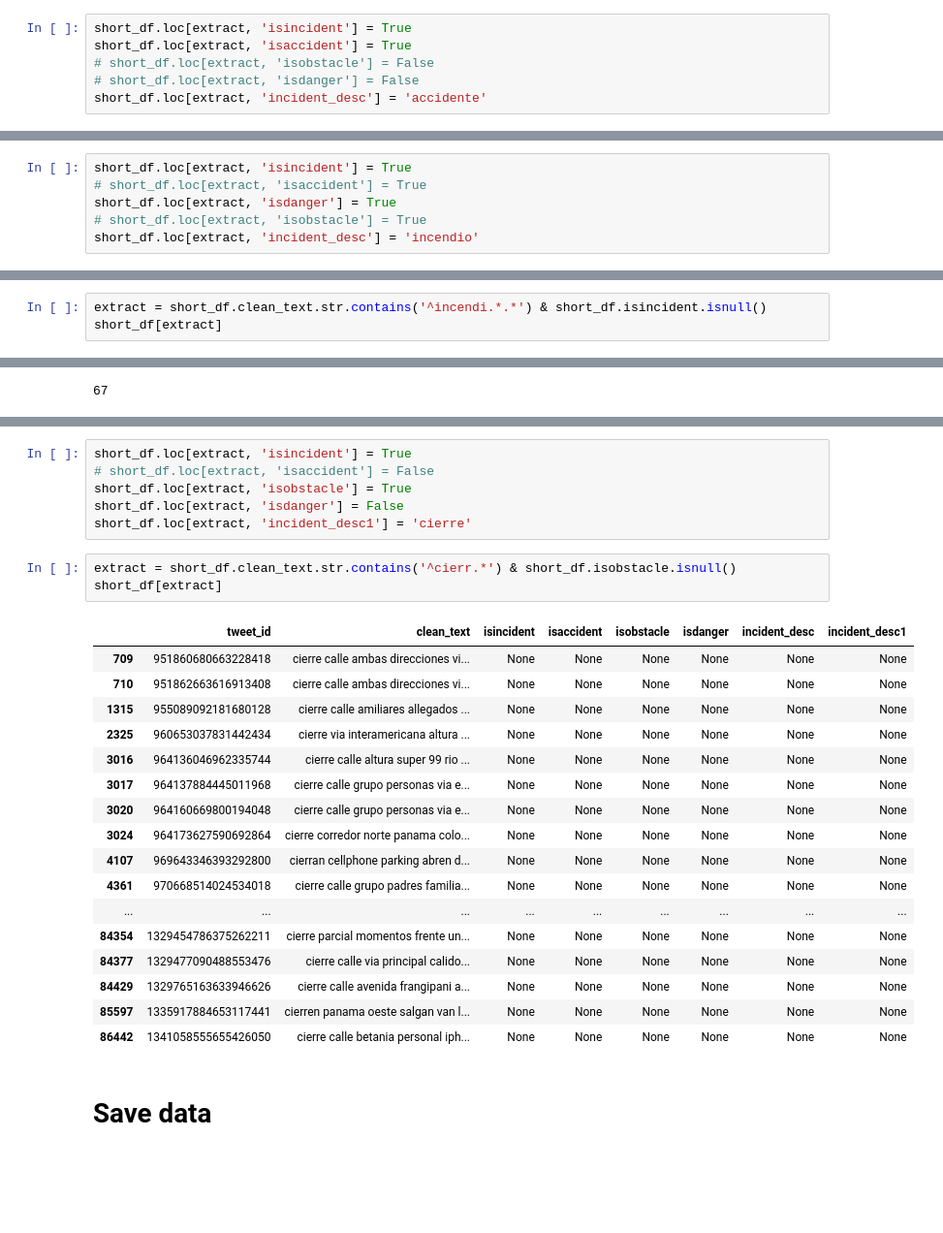
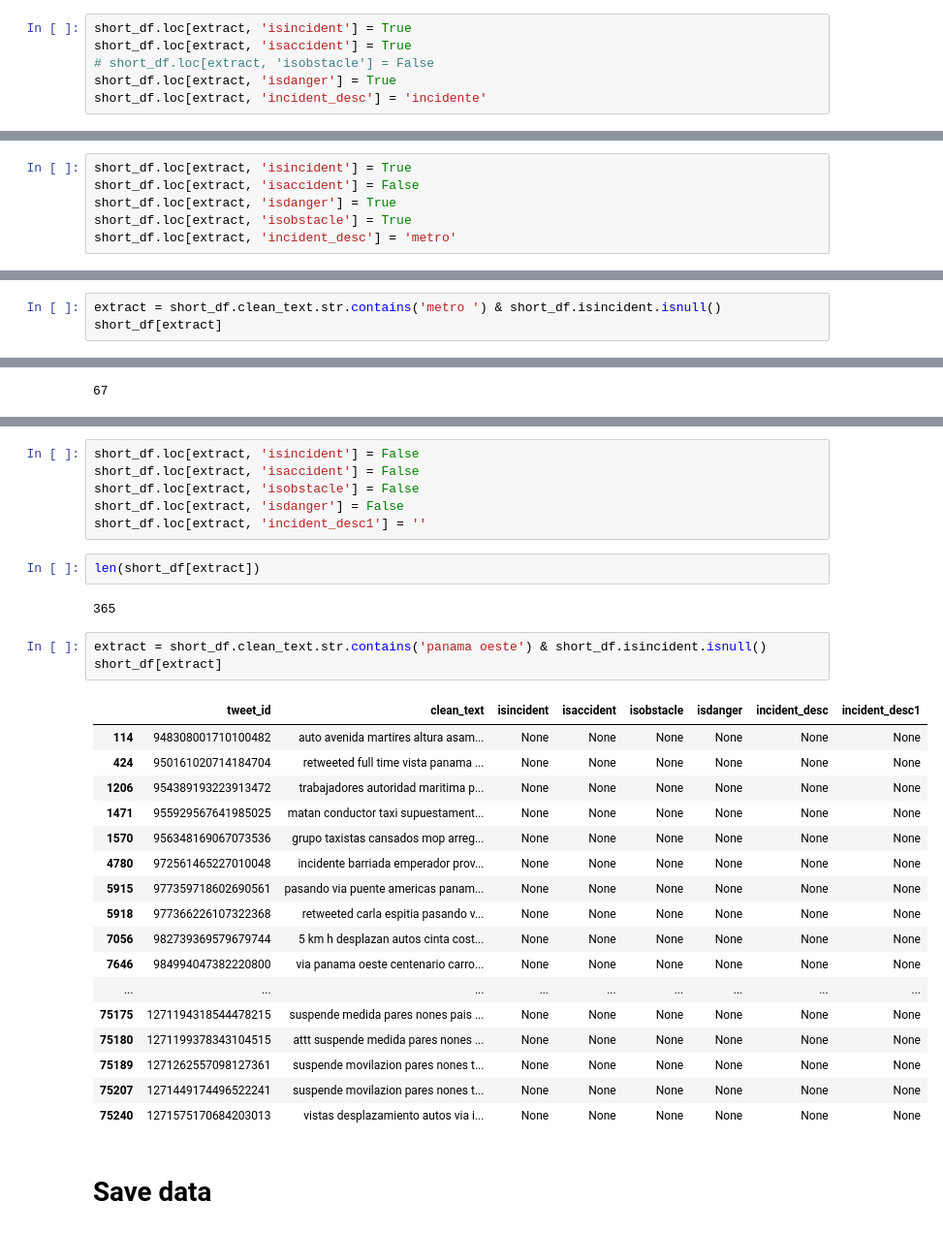
Before and after one commit to Liu-Lc/TwitterTraffic-Pty, a Jupyter notebook: TweetData/clean_data.ipynb, the cells around one changed output, grey strips where cells are left out. Shown at 97% size. Cells and saved outputs as stored; diff of their text form; blank space fills up the shorter version.

```diff
--- a/TweetData/clean_data.ipynb
+++ b/TweetData/clean_data.ipynb
@@ -145,5 +173,5 @@ freq.head(5)
 short_df.loc[extract, 'isincident'] = True
 short_df.loc[extract, 'isaccident'] = True
 # short_df.loc[extract, 'isobstacle'] = False
-# short_df.loc[extract, 'isdanger'] = False
-short_df.loc[extract, 'incident_desc'] = 'accidente'
+short_df.loc[extract, 'isdanger'] = True
+short_df.loc[extract, 'incident_desc'] = 'incidente'
@@ -225,7 +257,7 @@ short_df.loc[short_df.tweet_id.isin(revision.tweet_id), :]
 # Peligros
 # %%
 short_df.loc[extract, 'isincident'] = True
-# short_df.loc[extract, 'isaccident'] = True
+short_df.loc[extract, 'isaccident'] = False
 short_df.loc[extract, 'isdanger'] = True
-# short_df.loc[extract, 'isobstacle'] = True
-short_df.loc[extract, 'incident_desc'] = 'incendio'
+short_df.loc[extract, 'isobstacle'] = True
+short_df.loc[extract, 'incident_desc'] = 'metro'
@@ -232,5 +268,5 @@ short_df.loc[extract, 'incident_desc'] = 'incendio'
 # %%
-extract = short_df.clean_text.str.contains('^incendi.*.*') & short_df.isincident.isnull()
+extract = short_df.clean_text.str.contains('metro ') & short_df.isincident.isnull()
 short_df[extract]
 # %% [output]
 |  | tweet_id | clean_text | isincident | isaccident | isobstacle | isdanger | incident_desc | incident_desc1 |
@@ -283,30 +303,34 @@ freq
 # %%
-short_df.loc[extract, 'isincident'] = True
-# short_df.loc[extract, 'isaccident'] = False
-short_df.loc[extract, 'isobstacle'] = True
+short_df.loc[extract, 'isincident'] = False
+short_df.loc[extract, 'isaccident'] = False
+short_df.loc[extract, 'isobstacle'] = False
 short_df.loc[extract, 'isdanger'] = False
-short_df.loc[extract, 'incident_desc1'] = 'cierre'
+short_df.loc[extract, 'incident_desc1'] = ''
+# %%
+len(short_df[extract])
+# %% [output]
+365
 # %%
-extract = short_df.clean_text.str.contains('^cierr.*') & short_df.isobstacle.isnull()
+extract = short_df.clean_text.str.contains('panama oeste') & short_df.isincident.isnull()
 short_df[extract]
 # %% [output]
 |  | tweet_id | clean_text | isincident | isaccident | isobstacle | isdanger | incident_desc | incident_desc1 |
-| 709 | 951860680663228418 | cierre calle ambas direcciones vi... | None | None | None | None | None | None |
-| 710 | 951862663616913408 | cierre calle ambas direcciones vi... | None | None | None | None | None | None |
-| 1315 | 955089092181680128 | cierre calle amiliares allegados ... | None | None | None | None | None | None |
-| 2325 | 960653037831442434 | cierre via interamericana altura ... | None | None | None | None | None | None |
-| 3016 | 964136046962335744 | cierre calle altura super 99 rio ... | None | None | None | None | None | None |
-| 3017 | 964137884445011968 | cierre calle grupo personas via e... | None | None | None | None | None | None |
-| 3020 | 964160669800194048 | cierre calle grupo personas via e... | None | None | None | None | None | None |
-| 3024 | 964173627590692864 | cierre corredor norte panama colo... | None | None | None | None | None | None |
-| 4107 | 969643346393292800 | cierran cellphone parking abren d... | None | None | None | None | None | None |
-| 4361 | 970668514024534018 | cierre calle grupo padres familia... | None | None | None | None | None | None |
+| 114 | 948308001710100482 | auto avenida martires altura asam... | None | None | None | None | None | None |
+| 424 | 950161020714184704 | retweeted full time vista panama ... | None | None | None | None | None | None |
+| 1206 | 954389193223913472 | trabajadores autoridad maritima p... | None | None | None | None | None | None |
+| 1471 | 955929567641985025 | matan conductor taxi supuestament... | None | None | None | None | None | None |
+| 1570 | 956348169067073536 | grupo taxistas cansados mop arreg... | None | None | None | None | None | None |
+| 4780 | 972561465227010048 | incidente barriada emperador prov... | None | None | None | None | None | None |
+| 5915 | 977359718602690561 | pasando via puente americas panam... | None | None | None | None | None | None |
+| 5918 | 977366226107322368 | retweeted carla espitia pasando v... | None | None | None | None | None | None |
+| 7056 | 982739369579679744 | 5 km h desplazan autos cinta cost... | None | None | None | None | None | None |
+| 7646 | 984994047382220800 | via panama oeste centenario carro... | None | None | None | None | None | None |
 | ... | ... | ... | ... | ... | ... | ... | ... | ... |
-| 84354 | 1329454786375262211 | cierre parcial momentos frente un... | None | None | None | None | None | None |
-| 84377 | 1329477090488553476 | cierre calle via principal calido... | None | None | None | None | None | None |
-| 84429 | 1329765163633946626 | cierre calle avenida frangipani a... | None | None | None | None | None | None |
-| 85597 | 1335917884653117441 | cierren panama oeste salgan van l... | None | None | None | None | None | None |
-| 86442 | 1341058555655426050 | cierre calle betania personal iph... | None | None | None | None | None | None |
+| 75175 | 1271194318544478215 | suspende medida pares nones pais ... | None | None | None | None | None | None |
+| 75180 | 1271199378343104515 | attt suspende medida pares nones ... | None | None | None | None | None | None |
+| 75189 | 1271262557098127361 | suspende movilazion pares nones t... | None | None | None | None | None | None |
+| 75207 | 1271449174496522241 | suspende movilazion pares nones t... | None | None | None | None | None | None |
+| 75240 | 1271575170684203013 | vistas desplazamiento autos via i... | None | None | None | None | None | None |
 # %% [markdown]
 # Save data
 # %%
```
Also changed, not shown: parts of 16 cells of this notebook, 2 other files.
